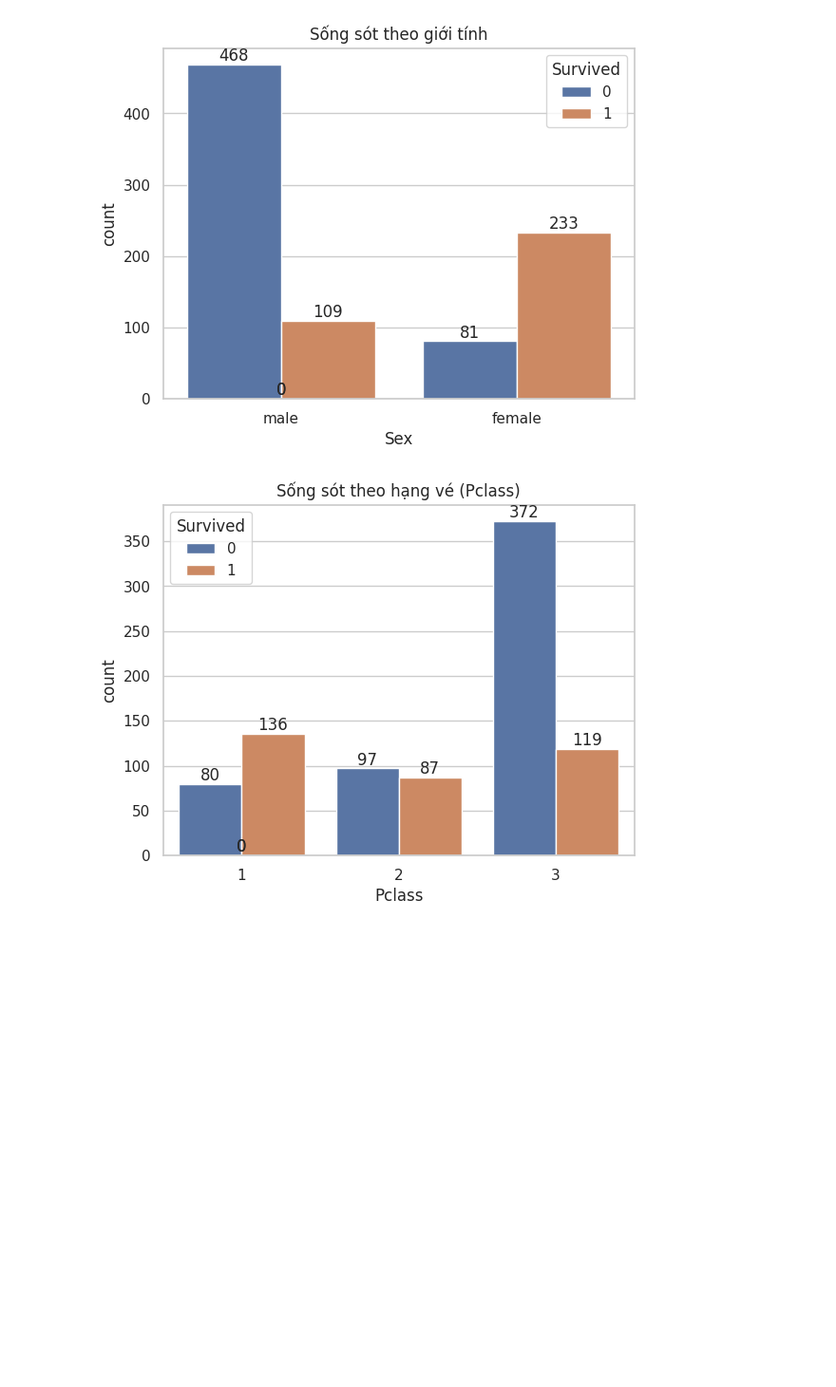
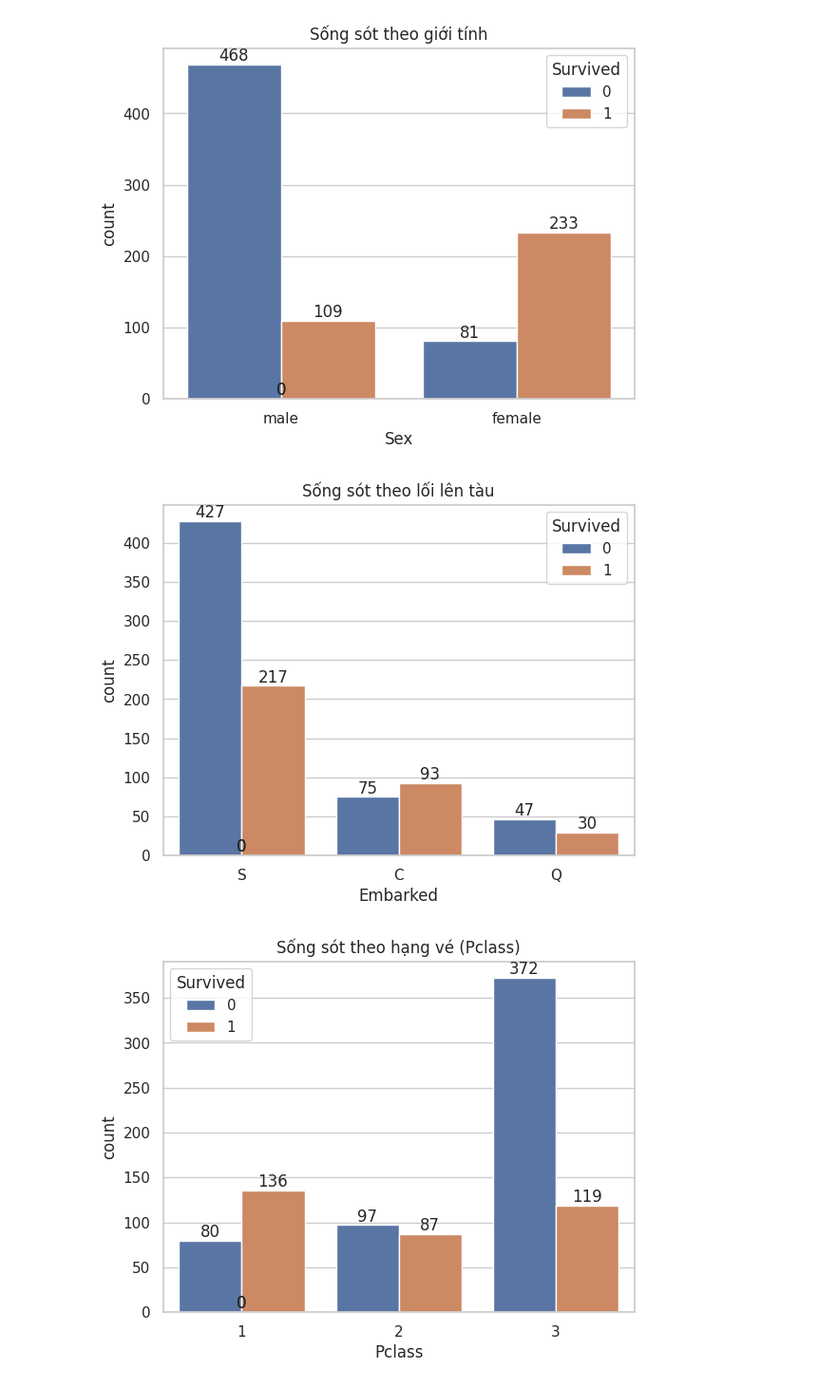
Before and after one commit to thanhvietnguyen/Titanic-ML-project, a Jupyter notebook: notebooks/eda_titanic.ipynb, the cells around one changed output. Shown at 95% size. Saved outputs shown, nothing was run; the diff lists cells and outputs as text; code cells hidden in the pictures; blank space fills up the shorter version.

```diff
--- a/notebooks/eda_titanic.ipynb
+++ b/notebooks/eda_titanic.ipynb
@@ -99,6 +99,20 @@ plt.title("Sống sót theo giới tính")
 plt.show()
 # %% [output]
 [figure]
+# %%
+#Lối lên tàu
+ax = sns.countplot(x='Embarked', hue='Survived', data=df)
+for p in ax.patches:
+    height = p.get_height()
+    ax.annotate(f'{int(height)}',
+                (p.get_x() + p.get_width()/2., height),
+                ha='center', va='bottom',
+                xytext=(0, 0),
+                textcoords='offset points')
+plt.title("Sống sót theo lối lên tàu")
+plt.show()
+# %% [output]
+[figure, added]
 # %%
 #Hạng vé
 ax = sns.countplot(x='Pclass', hue='Survived', data=df)
```
Also changed, not shown: parts of 1 cell of this notebook.
